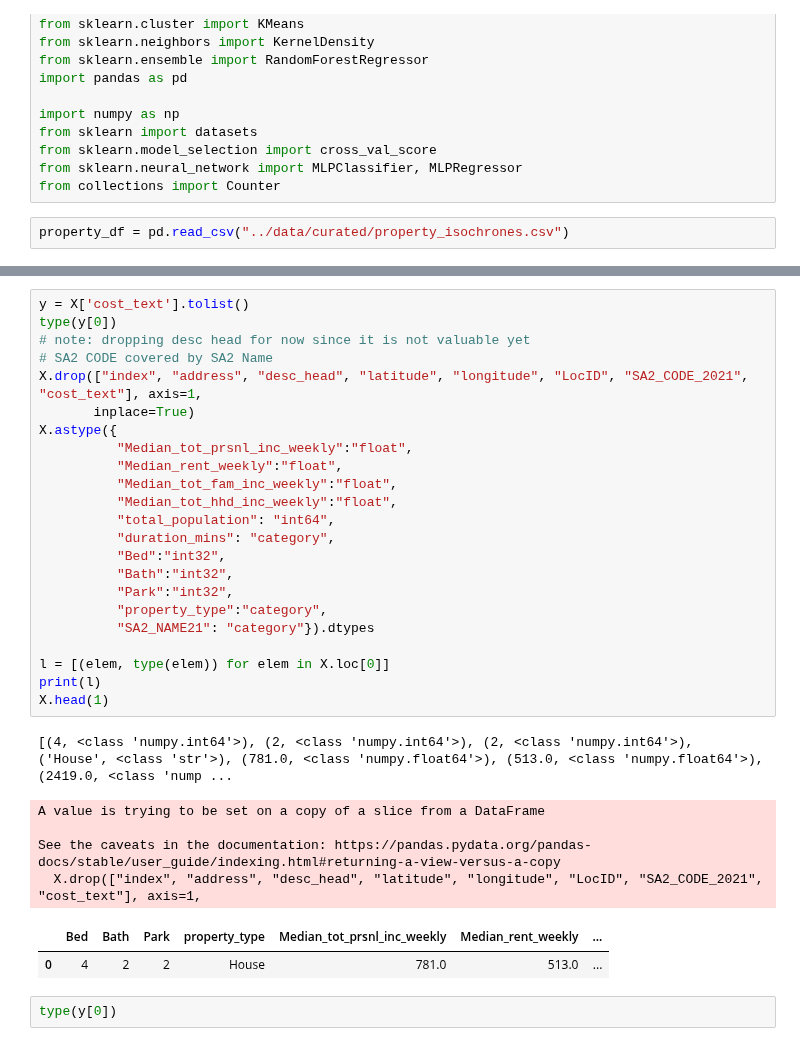
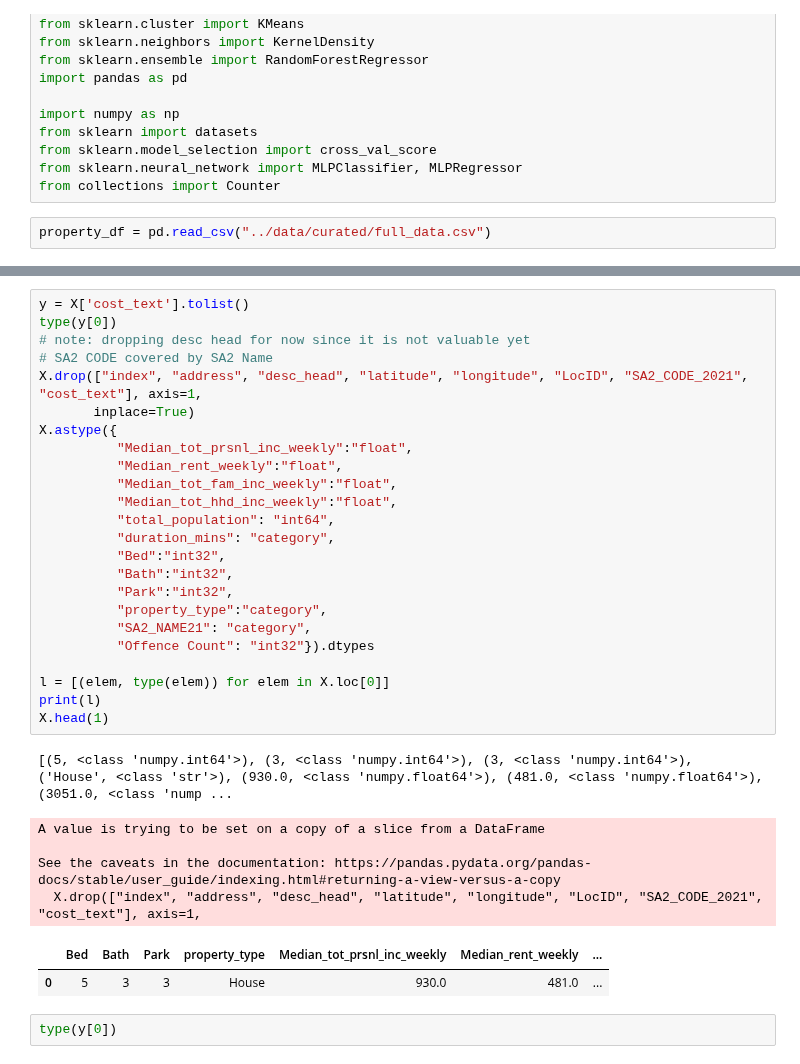
Before and after one commit to MAST30034-Applied-Data-Science/generic-real-estate-consulting-project-group-30, a Jupyter notebook: notebooks/neural_network_model.ipynb, the cells around one changed output, grey strips where cells are left out. Saved outputs shown, nothing was run; the diff lists cells and outputs as text.

```diff
--- a/notebooks/neural_network_model.ipynb
+++ b/notebooks/neural_network_model.ipynb
@@ -18,7 +18,7 @@ from sklearn.model_selection import cross_val_score
 from sklearn.neural_network import MLPClassifier, MLPRegressor
 from collections import Counter
 # %%
-property_df = pd.read_csv("../data/curated/property_isochrones.csv")
+property_df = pd.read_csv("../data/curated/full_data.csv")
 # %%
 property_df.head(1)
 # %% [output]
@@ -38,34 +38,35 @@ X.head(1)
 # %%
 y = X['cost_text'].tolist()
 type(y[0])
 # note: dropping desc head for now since it is not valuable yet
 # SA2 CODE covered by SA2 Name
 X.drop(["index", "address", "desc_head", "latitude", "longitude", "LocID", "SA2_CODE_2021", "cost_text"], axis=1,
        inplace=True)
 X.astype({
           "Median_tot_prsnl_inc_weekly":"float",
           "Median_rent_weekly":"float",
           "Median_tot_fam_inc_weekly":"float",
           "Median_tot_hhd_inc_weekly":"float",
           "total_population": "int64",
           "duration_mins": "category",
           "Bed":"int32",
           "Bath":"int32",
           "Park":"int32",
           "property_type":"category",
-          "SA2_NAME21": "category"}).dtypes
+          "SA2_NAME21": "category",
+          "Offence Count": "int32"}).dtypes
 
 l = [(elem, type(elem)) for elem in X.loc[0]]
 print(l)
 X.head(1)
 # %% [output]
-[(4, <class 'numpy.int64'>), (2, <class 'numpy.int64'>), (2, <class 'numpy.int64'>), ('House', <class 'str'>), (781.0, <class 'numpy.float64'>), (513.0, <class 'numpy.float64'>), (2419.0, <class 'nump ...
+[(5, <class 'numpy.int64'>), (3, <class 'numpy.int64'>), (3, <class 'numpy.int64'>), ('House', <class 'str'>), (930.0, <class 'numpy.float64'>), (481.0, <class 'numpy.float64'>), (3051.0, <class 'nump ...
 A value is trying to be set on a copy of a slice from a DataFrame
 
 See the caveats in the documentation: https://pandas.pydata.org/pandas-docs/stable/user_guide/indexing.html#returning-a-view-versus-a-copy
   X.drop(["index", "address", "desc_head", "latitude", "longitude", "LocID", "SA2_CODE_2021", "cost_text"], axis=1,
 |  | Bed | Bath | Park | property_type | Median_tot_prsnl_inc_weekly | Median_rent_weekly | ... |
-| 0 | 4 | 2 | 2 | House | 781.0 | 513.0 | ... |
+| 0 | 5 | 3 | 3 | House | 930.0 | 481.0 | ... |
 # %%
 type(y[0])
 # %% [output]
```
Also changed, not shown: parts of 20 cells of this notebook.
